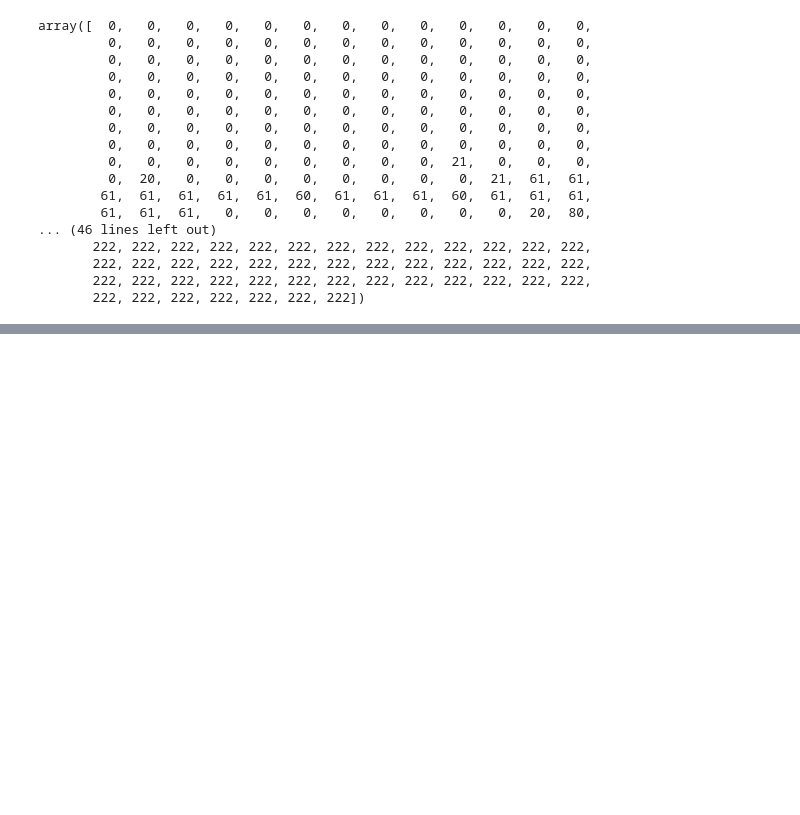
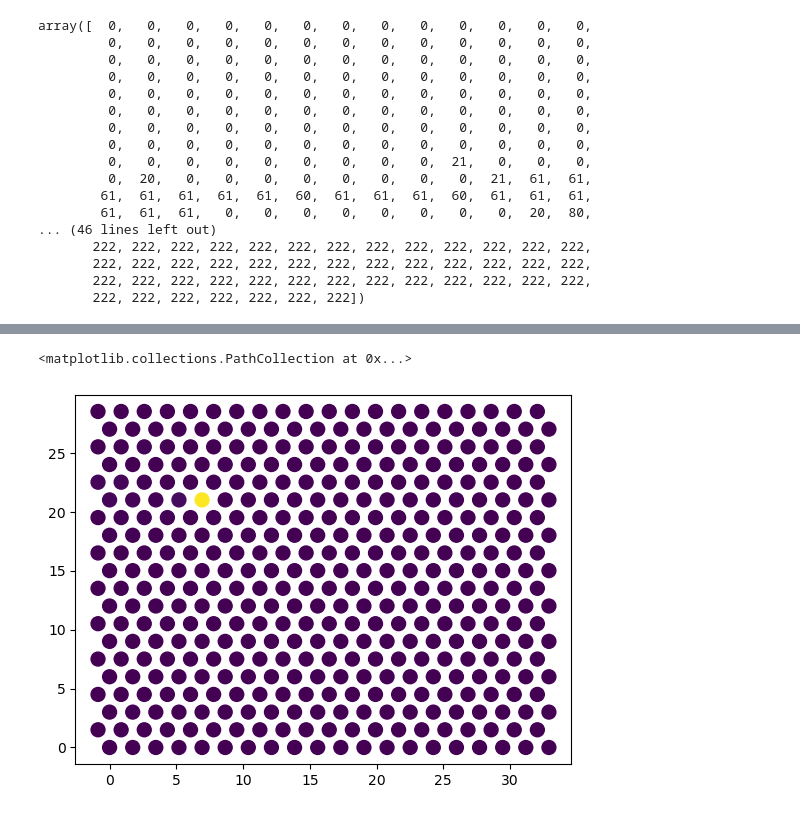
Before and after one commit to giorginolab/sh2-som, a Jupyter notebook: som-msm.ipynb, the cells around one changed output, grey strips where cells are left out. Cells and saved outputs as stored; diff of their text form; code cells hidden in the pictures; blank space fills up the shorter version.

```diff
--- a/som-msm.ipynb
+++ b/som-msm.ipynb
@@ -31,0 +86,5 @@ array([  0,   0,   0,   0,   0,   0,   0,   0,   0,   0,   0,   0,   0,
+# %%
+plt.scatter(hgrid[:,0],hgrid[:,1],s=100,c=pcca.memberships[:,0])
+# %% [output]
+<matplotlib.collections.PathCollection at 0x...>
+[figure, added]
```
Also changed, not shown: parts of 13 cells of this notebook, 1 other file.
